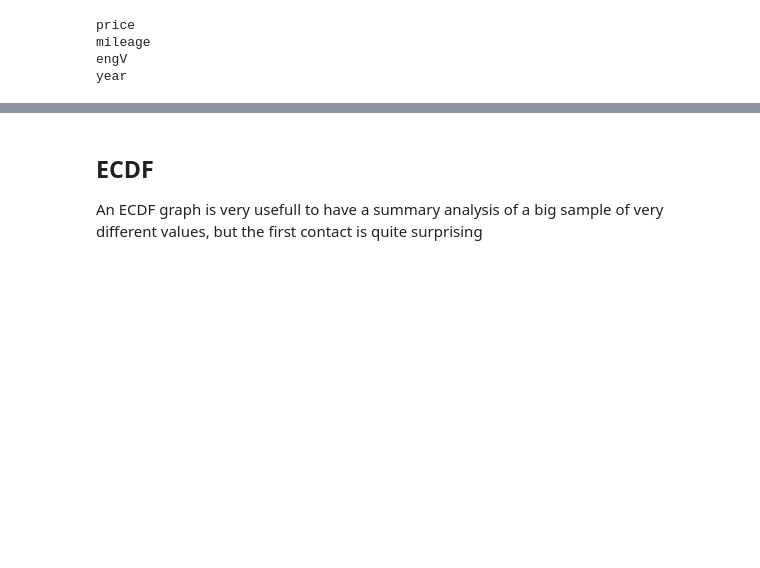
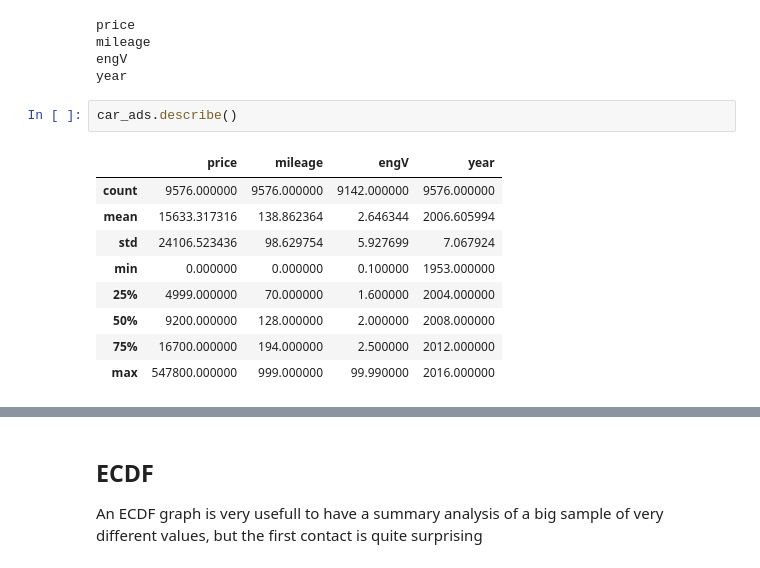
Before and after one commit to amdgd/team-old, a Jupyter notebook: src/Sample Projects/Car Ads.ipynb, the cells around one changed output, grey strips where cells are left out. Saved outputs shown, nothing was run; the diff lists cells and outputs as text; blank space fills up the shorter version.

```diff
--- a/src/Sample Projects/Car Ads.ipynb
+++ b/src/Sample Projects/Car Ads.ipynb
@@ -92,3 +92,15 @@ price
 mileage
 engV
 year
+# %%
+car_ads.describe()
+# %% [output]
+|  | price | mileage | engV | year |
+| count | 9576.000000 | 9576.000000 | 9142.000000 | 9576.000000 |
+| mean | 15633.317316 | 138.862364 | 2.646344 | 2006.605994 |
+| std | 24106.523436 | 98.629754 | 5.927699 | 7.067924 |
+| min | 0.000000 | 0.000000 | 0.100000 | 1953.000000 |
+| 25% | 4999.000000 | 70.000000 | 1.600000 | 2004.000000 |
+| 50% | 9200.000000 | 128.000000 | 2.000000 | 2008.000000 |
+| 75% | 16700.000000 | 194.000000 | 2.500000 | 2012.000000 |
+| max | 547800.000000 | 999.000000 | 99.990000 | 2016.000000 |
```
Also changed, not shown: parts of 14 cells of this notebook, 39 other files.
